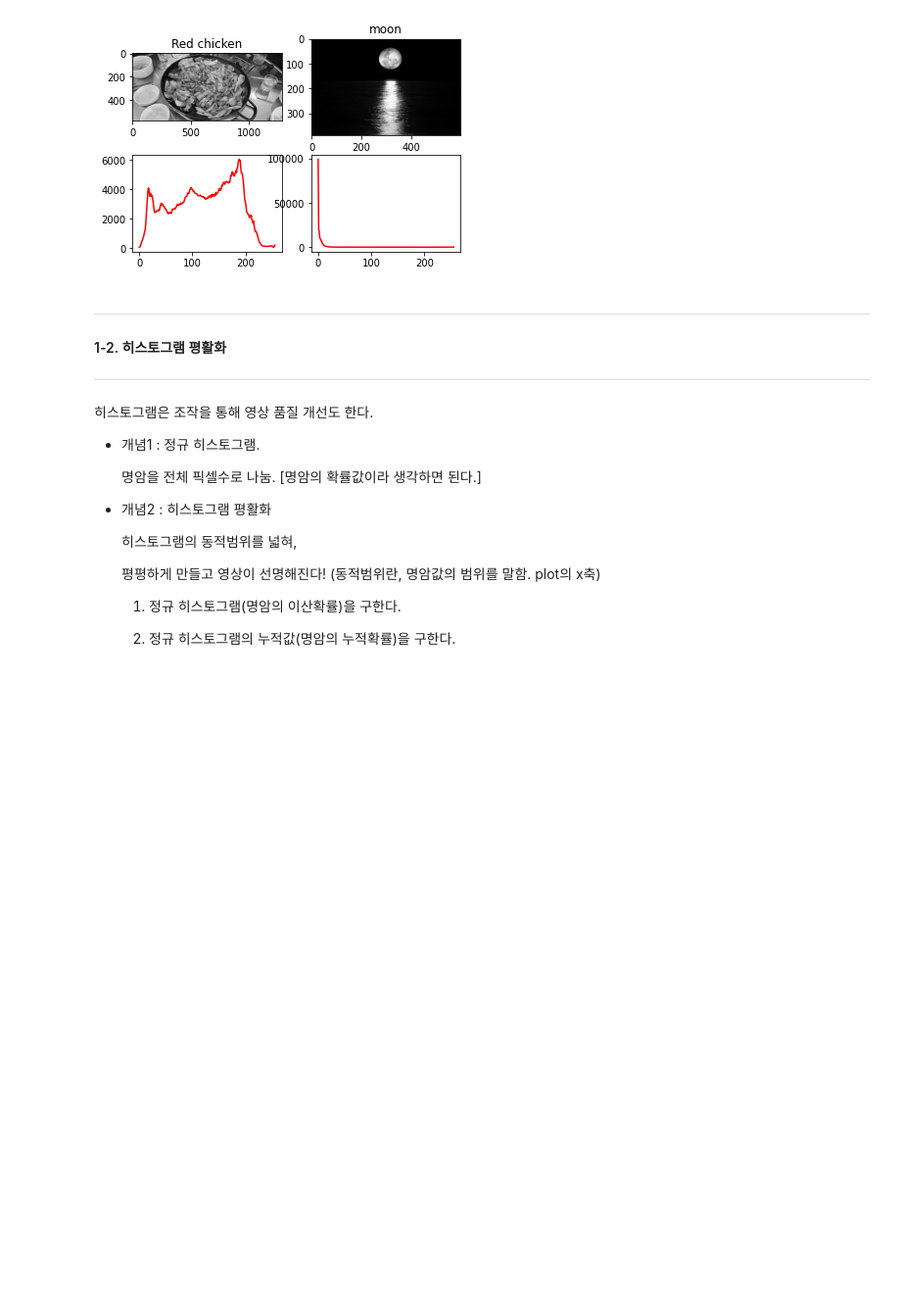
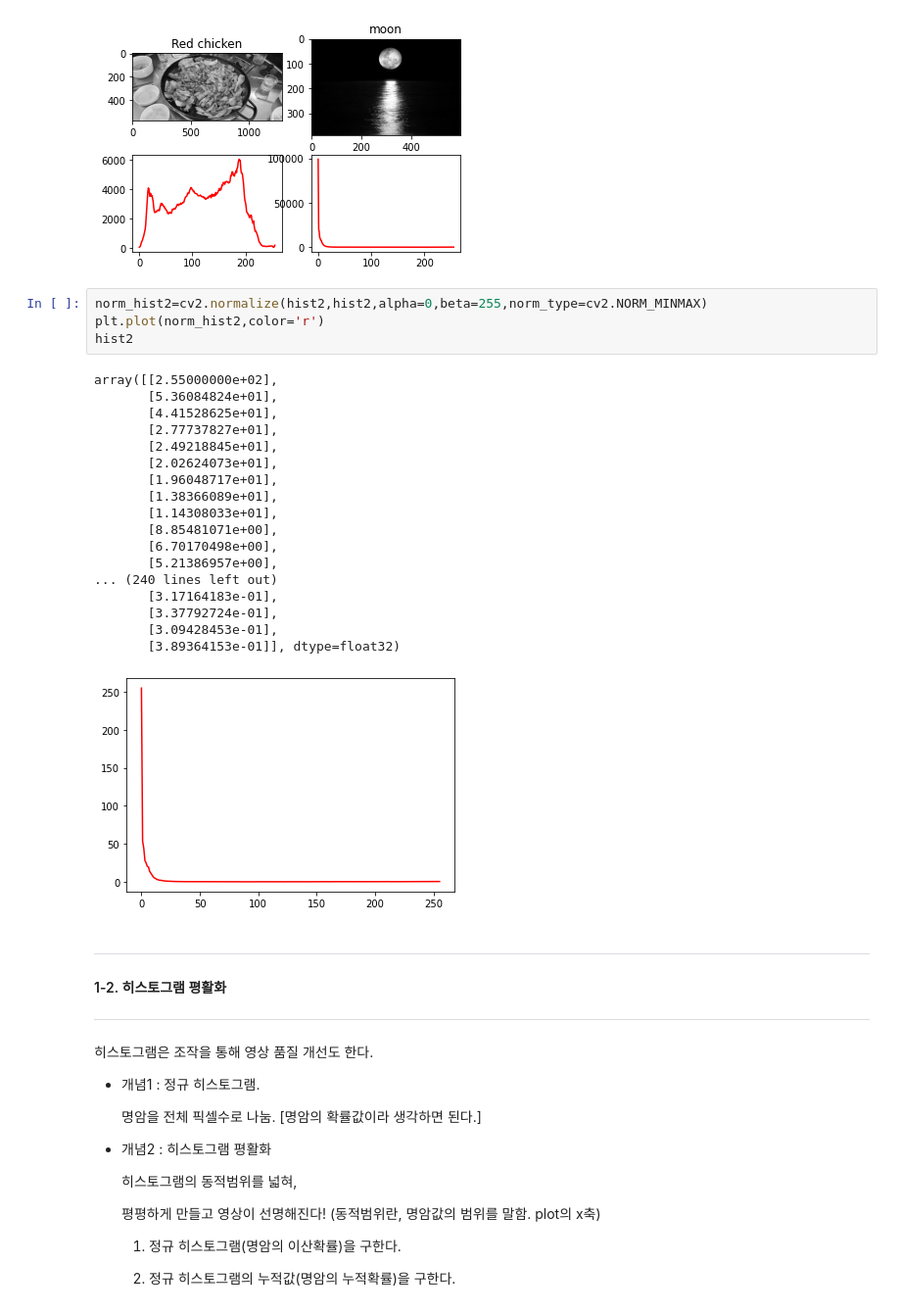
Before and after one commit to bub3690/medical_lab_semina, a Jupyter notebook: semina1.ipynb, the cells around one changed output. Shown: that part at 98% size. Saved outputs shown, nothing was run; the diff lists cells and outputs as text; blank space fills up the shorter version.

```diff
--- a/semina1.ipynb
+++ b/semina1.ipynb
@@ -133,6 +130,29 @@ plt.show()
 #그림은 이미 이진화가 된것이라, 봉우리를 찾기가 어렵다?
 # %% [output]
 [figure]
+# %%
+norm_hist2=cv2.normalize(hist2,hist2,alpha=0,beta=255,norm_type=cv2.NORM_MINMAX)
+plt.plot(norm_hist2,color='r')
+hist2
+# %% [output]
+array([[2.55000000e+02],
+       [5.36084824e+01],
+       [4.41528625e+01],
+       [2.77737827e+01],
+       [2.49218845e+01],
+       [2.02624073e+01],
+       [1.96048717e+01],
+       [1.38366089e+01],
+       [1.14308033e+01],
+       [8.85481071e+00],
+       [6.70170498e+00],
+       [5.21386957e+00],
+... (240 lines left out)
+       [3.17164183e-01],
+       [3.37792724e-01],
+       [3.09428453e-01],
+       [3.89364153e-01]], dtype=float32)
+[figure, added]
 # %% [markdown]
 *****
 
```
Also changed, not shown: parts of 4 cells of this notebook, 11 other files.
